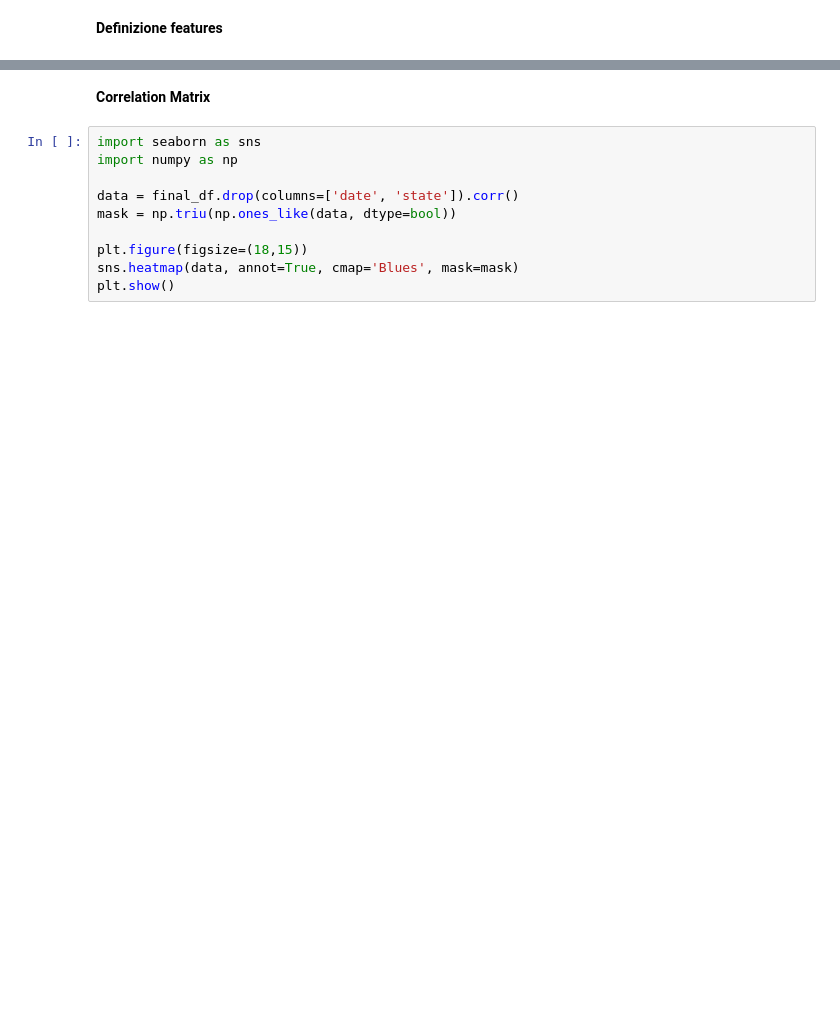
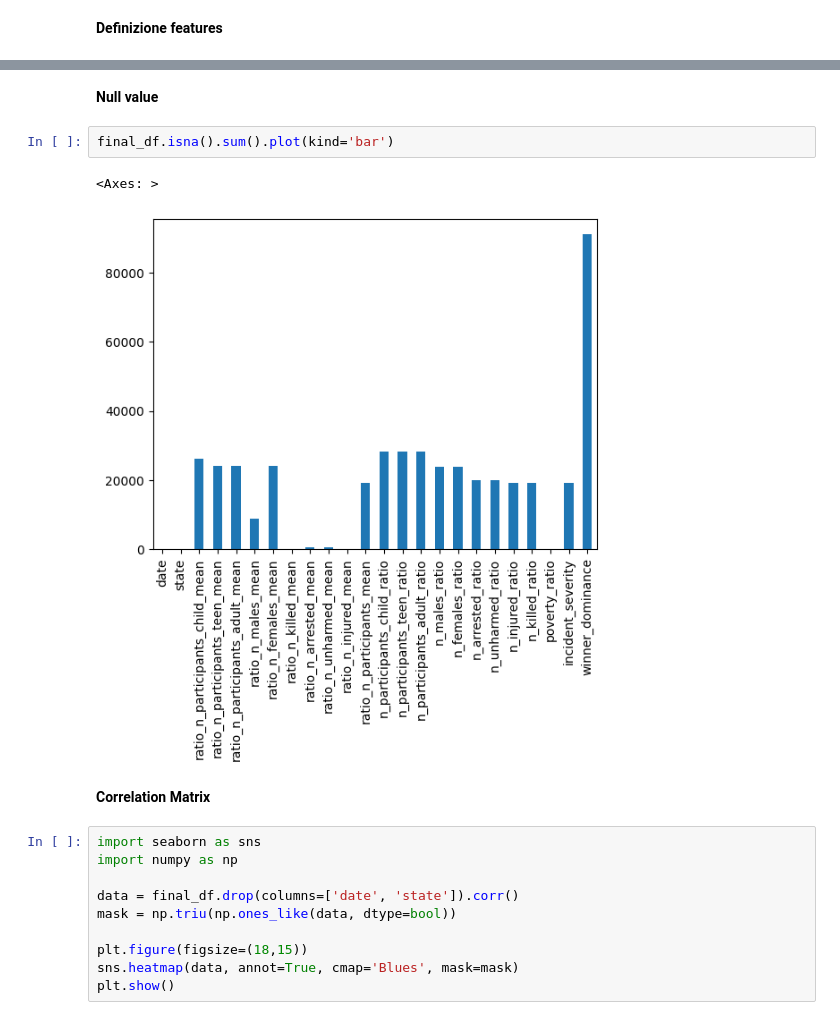
Before and after one commit to KamerC1/DM, a Jupyter notebook: src/data_preparation/FeatureCreation.ipynb, the cells around one changed output, grey strips where cells are left out. Drawn from its saved outputs; the diff is of its cells as text; blank space fills up the shorter version.

```diff
--- a/src/data_preparation/FeatureCreation.ipynb
+++ b/src/data_preparation/FeatureCreation.ipynb
@@ -52,3 +50,10 @@ final_df.dropna(inplace=True)
+# %% [markdown]
+**Null value**
+# %%
+final_df.isna().sum().plot(kind='bar')
+# %% [output]
+<Axes: >
+[figure, added]
 # %% [markdown]
 **Correlation Matrix**
 # %%
```
Also changed, not shown: parts of 5 cells of this notebook, 1 other file.
